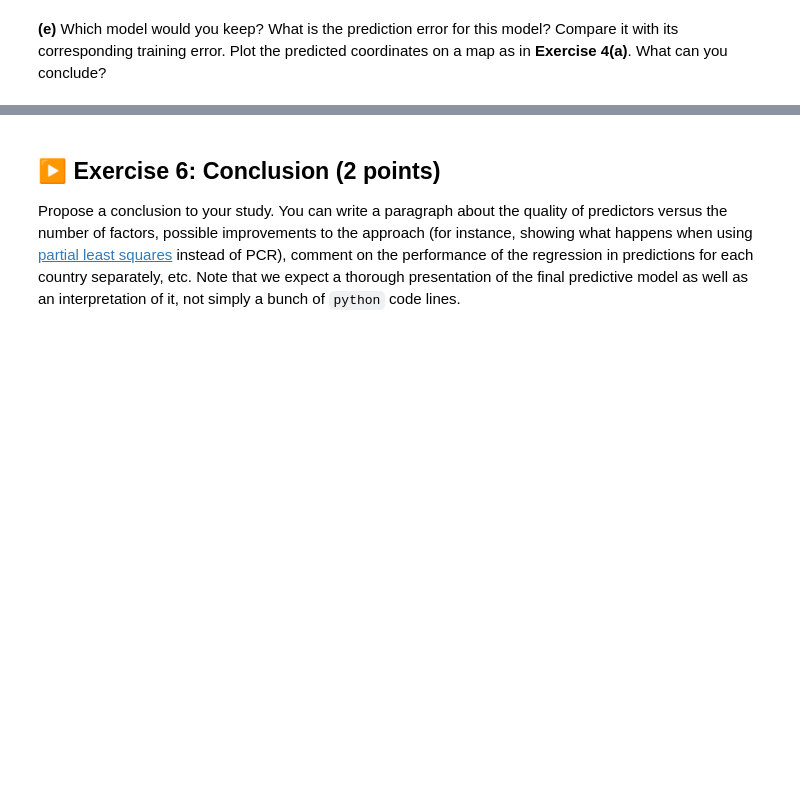
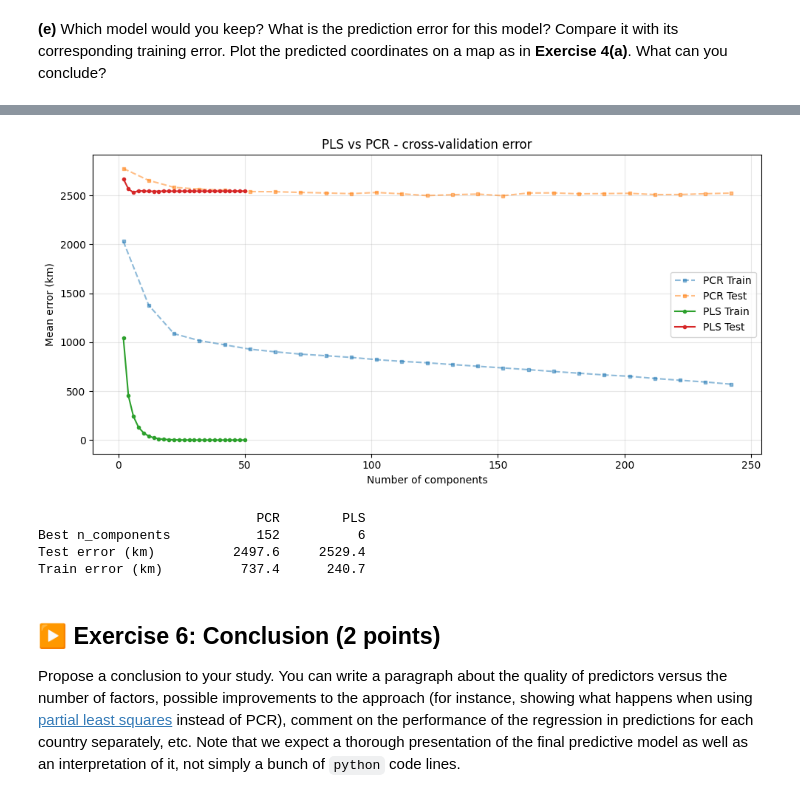
Before and after one commit to Ba-Hi/reports_tp, a Jupyter notebook: TP2/TP2.ipynb, the cells around one changed output, grey strips where cells are left out. Saved outputs shown, nothing was run; the diff lists cells and outputs as text; code cells hidden in the pictures; blank space fills up the shorter version.

```diff
--- a/TP2/TP2.ipynb
+++ b/TP2/TP2.ipynb
@@ -767,3 +785,39 @@ ValueError: n_components=422 must be between 0 and min(n_samples, n_features)=38
+# %%
+fig, ax = plt.subplots(figsize=(10, 5))
+
+# PCR
+ax.plot(n_components_list[:len(n_components_range)],
+        train_errors[:len(n_components_range)], 's--', label='PCR Train', markersize=3, alpha=0.5)
+ax.plot(n_components_list[:len(n_components_range)],
+        test_errors[:len(n_components_range)],  's--', label='PCR Test',  markersize=3, alpha=0.5)
+
+# PLS
+ax.plot(list(n_components_range), mean_train_errors_pls, 'o-', label='PLS Train', markersize=3)
+ax.plot(list(n_components_range), mean_test_errors_pls,  'o-', label='PLS Test',  markersize=3)
+
+ax.set_xlabel('Number of components')
+ax.set_ylabel('Mean error (km)')
+ax.set_title('PLS vs PCR - cross-validation error')
+ax.legend()
+ax.grid(True, alpha=0.3)
+plt.tight_layout()
+plt.show()
+
+# final omparaison
+best_n_pls     = list(n_components_range)[np.argmin(mean_test_errors_pls)]
+best_test_pls  = min(mean_test_errors_pls)
+best_train_pls = mean_train_errors_pls[np.argmin(mean_test_errors_pls)]
+
+print(f"{'':20} {'PCR':>10} {'PLS':>10}")
+print(f"{'Best n_components':20} {best_n:>10} {best_n_pls:>10}")
+print(f"{'Test error (km)':20} {min(test_errors):>10.1f} {best_test_pls:>10.1f}")
+print(f"{'Train error (km)':20} {train_errors[np.argmin(test_errors)]:>10.1f} {best_train_pls:>10.1f}")
+# %% [output]
+[figure, added]
+                            PCR        PLS
+Best n_components           152          6
+Test error (km)          2497.6     2529.4
+Train error (km)          737.4      240.7
 # %% [markdown]
 ## ▶️ Exercise 6: Conclusion (2 points)
 
```
Also changed, not shown: parts of 15 cells of this notebook.
